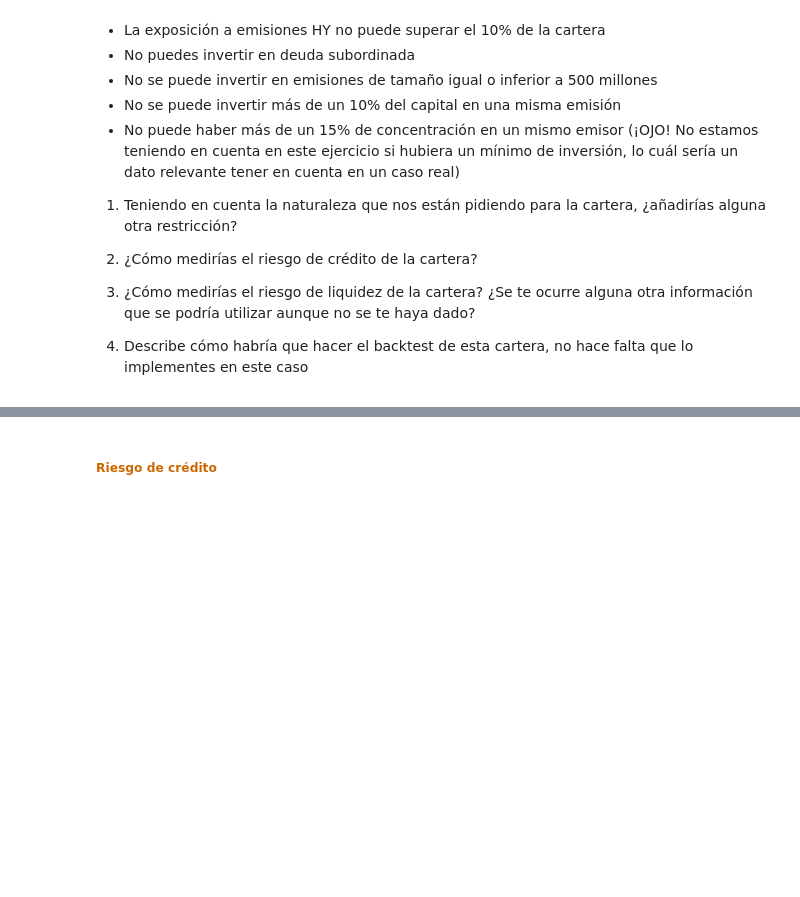
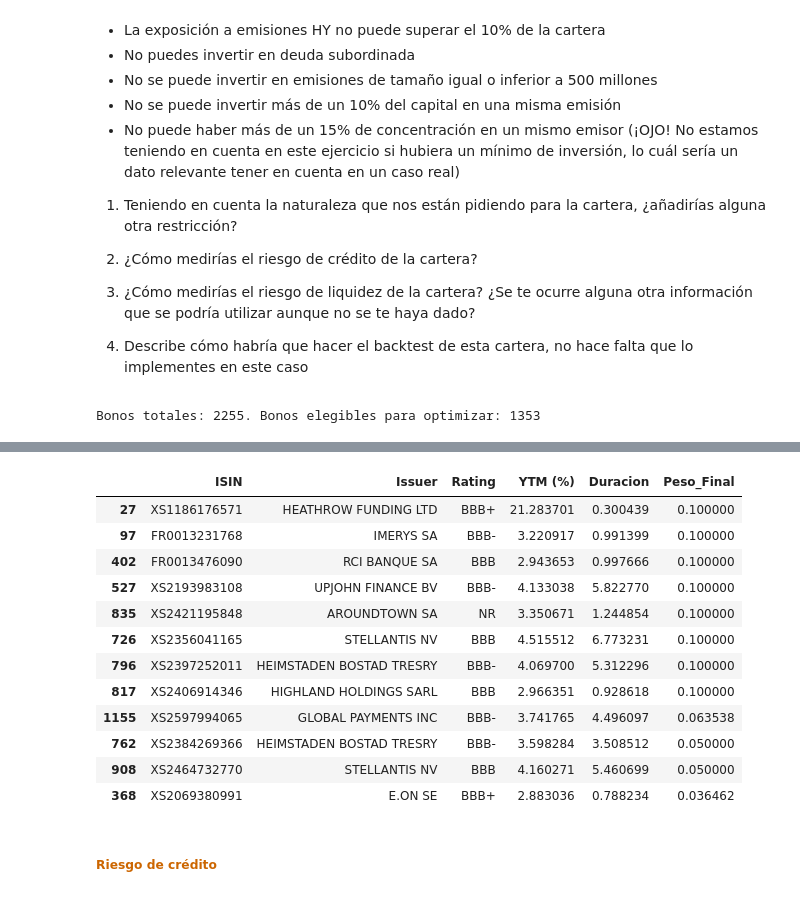
Before and after one commit to danielgarcialop18-cell/Tarea2_RentaFija_DanielGarciaLopez, a Jupyter notebook: Tarea 2_RentaFija_DanielGarciaLopez.ipynb, the cells around one changed output, grey strips where cells are left out. Saved outputs shown, nothing was run; the diff lists cells and outputs as text; code cells hidden in the pictures; blank space fills up the shorter version.

```diff
--- a/Tarea 2_RentaFija_DanielGarciaLopez.ipynb
+++ b/Tarea 2_RentaFija_DanielGarciaLopez.ipynb
@@ -904,0 +917,22 @@ Para realizar una comparativa homogénea, podríamos usar diferentes la opción
+# %%
+# ------------------------------ 2. FILTROS PREVIOS AL OPTIMIZADOR ------------------------------
+# Definimos las máscaras de filtrado
+# a. No deuda subordinada (Seniority no debe contener "Subordinated" o "Jr")
+mask_seniority = ~df['Seniority'].str.contains('Subordinated|Jr', case=False, na=False)
+
+# b. Tamaño > 500 Millones
+mask_size = df['Outstanding Amount'] > 500_000_000
+
+# c. Debe tener YTM y Duración calculados (y YTM coherente)
+mask_valid = df['YTM (%)'].notna() & df['Duracion'].notna() & (df['YTM (%)'] > -100)
+
+# Aplicamos filtros para que el modelo matemático solo considere estos
+df_opt = df[mask_seniority & mask_size & mask_valid].reset_index(drop=True)
+
+# Identificamos bonos High Yield (HY)
+ratings_hy_list = ['BB+', 'BB', 'BB-', 'B+', 'B', 'B-', 'CCC+', 'CCC', 'CCC-', 'NR', 'High Yield']
+df_opt['is_HY'] = df_opt['Rating'].apply(lambda x: 1 if x in ratings_hy_list else 0)
+
+print(f"Bonos totales: {len(df)}. Bonos elegibles para optimizar: {len(df_opt)}")
+# %% [output]
+Bonos totales: 2255. Bonos elegibles para optimizar: 1353
@@ -904,0 +993,43 @@ Para realizar una comparativa homogénea, podríamos usar diferentes la opción
+# %%
+# ------------------------------ 4. RESOLUCIÓN Y ANÁLISIS ------------------------------
+
+# Resolvemos usando el solver por defecto
+status = prob.solve()
+
+print(f"Estado de la solución: {LpStatus[prob.status]}")
+
+if LpStatus[prob.status] == 'Optimal': # Si nos indica Optimal es que se encontro la mejor solucion posible
+    resultados = []
+    for i in bonos:
+        peso_final = value(w[i])
+        # Filtramos pesos muy pequeños (ruido numérico del solver)
+        if peso_final > 0.0001: # Para evitar que coja pesos de 0.000001
+            fila = df_opt.loc[i].copy()
+            fila['Peso_Final'] = peso_final
+            resultados.append(fila)
+
+    cartera_final = pd.DataFrame(resultados)
+
+    # CÁLCULO DE MÉTRICAS FINALES
+    if not cartera_final.empty:
+        ytm_final = (cartera_final['Peso_Final'] * cartera_final['YTM (%)']).sum()
+        duracion_final = (cartera_final['Peso_Final'] * cartera_final['Duracion']).sum()
+        expo_hy = cartera_final[cartera_final['is_HY'] == 1]['Peso_Final'].sum()
+
+        print("-" * 60)
+        print(f"CARTERA GENERADA CON ÉXITO ({len(cartera_final)} bonos)")
+        print("-" * 60)
+        print(f"Rentabilidad (YTM) Esperada:  {ytm_final:.2f}%")
+        print(f"Duración de la Cartera:       {duracion_final:.2f} años")
+        print(f"Exposición a High Yield:      {expo_hy*100:.2f}%")
+        print("-" * 60)
+
+        # Mostrar top 10 bonos por peso
+        cols_ver = ['ISIN', 'Issuer', 'Rating', 'YTM (%)', 'Duracion', 'Peso_Final']
+        display(cartera_final[cols_ver].sort_values('Peso_Final', ascending=False).head(20))
+    else:
+        print("La solución es óptima pero la cartera está vacía (caso extraño).")
+
+else:
+    print("No se encontró solución factible. Relaja")
+# %% [output]
@@ -905,3 +1044,16 @@ Para realizar una comparativa homogénea, podríamos usar diferentes la opción
+|  | ISIN | Issuer | Rating | YTM (%) | Duracion | Peso_Final |
+| 27 | XS1186176571 | HEATHROW FUNDING LTD | BBB+ | 21.283701 | 0.300439 | 0.100000 |
+| 97 | FR0013231768 | IMERYS SA | BBB- | 3.220917 | 0.991399 | 0.100000 |
+| 402 | FR0013476090 | RCI BANQUE SA | BBB | 2.943653 | 0.997666 | 0.100000 |
+| 527 | XS2193983108 | UPJOHN FINANCE BV | BBB- | 4.133038 | 5.822770 | 0.100000 |
+| 835 | XS2421195848 | AROUNDTOWN SA | NR | 3.350671 | 1.244854 | 0.100000 |
+| 726 | XS2356041165 | STELLANTIS NV | BBB | 4.515512 | 6.773231 | 0.100000 |
+| 796 | XS2397252011 | HEIMSTADEN BOSTAD TRESRY | BBB- | 4.069700 | 5.312296 | 0.100000 |
+| 817 | XS2406914346 | HIGHLAND HOLDINGS SARL | BBB | 2.966351 | 0.928618 | 0.100000 |
+| 1155 | XS2597994065 | GLOBAL PAYMENTS INC | BBB- | 3.741765 | 4.496097 | 0.063538 |
+| 762 | XS2384269366 | HEIMSTADEN BOSTAD TRESRY | BBB- | 3.598284 | 3.508512 | 0.050000 |
+| 908 | XS2464732770 | STELLANTIS NV | BBB | 4.160271 | 5.460699 | 0.050000 |
+| 368 | XS2069380991 | E.ON SE | BBB+ | 2.883036 | 0.788234 | 0.036462 |
 # %% [markdown]
 ##### <font color=#CC6600>Riesgo de crédito</font>
 # %% [markdown]
```
Also changed, not shown: parts of 3 cells of this notebook.
